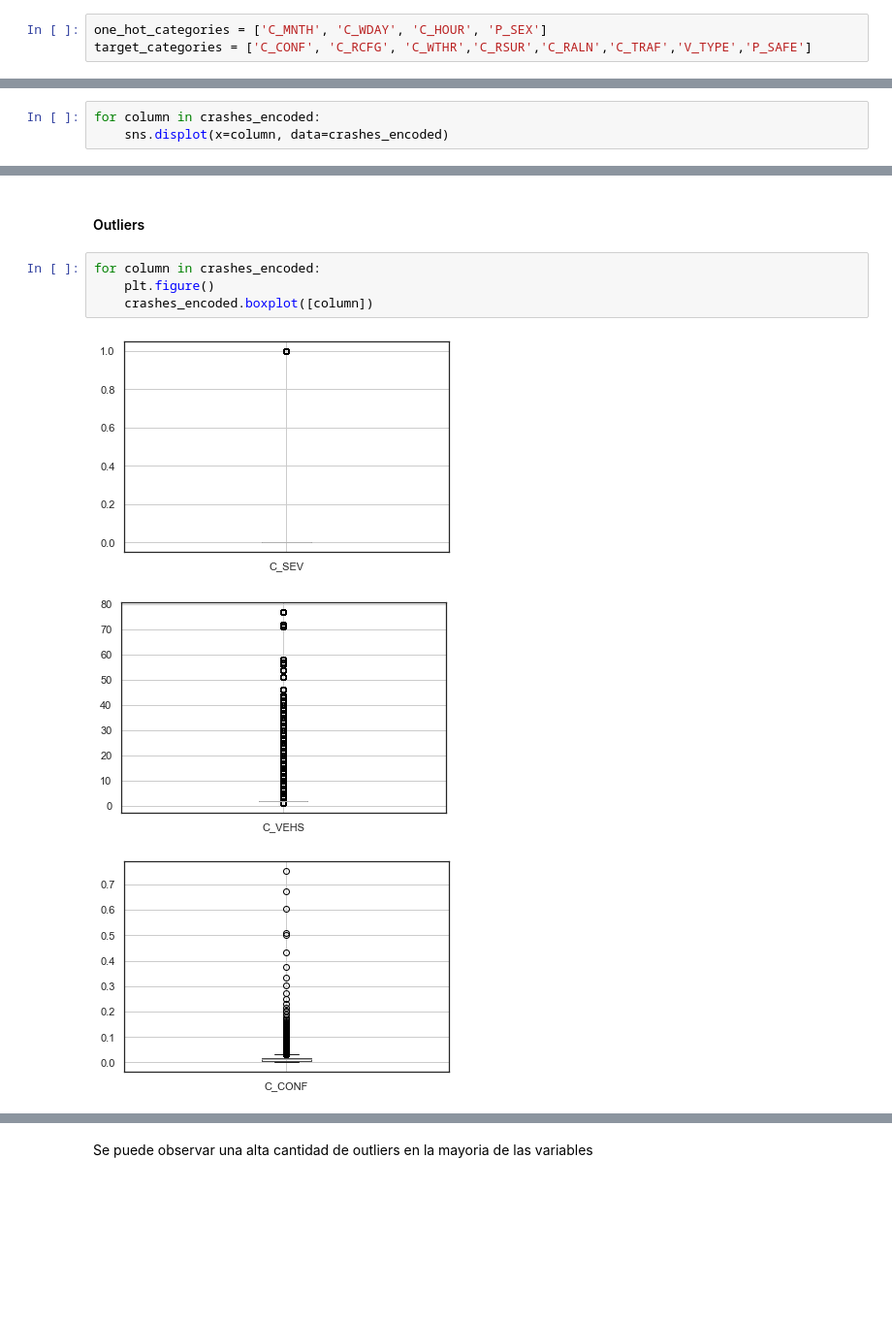
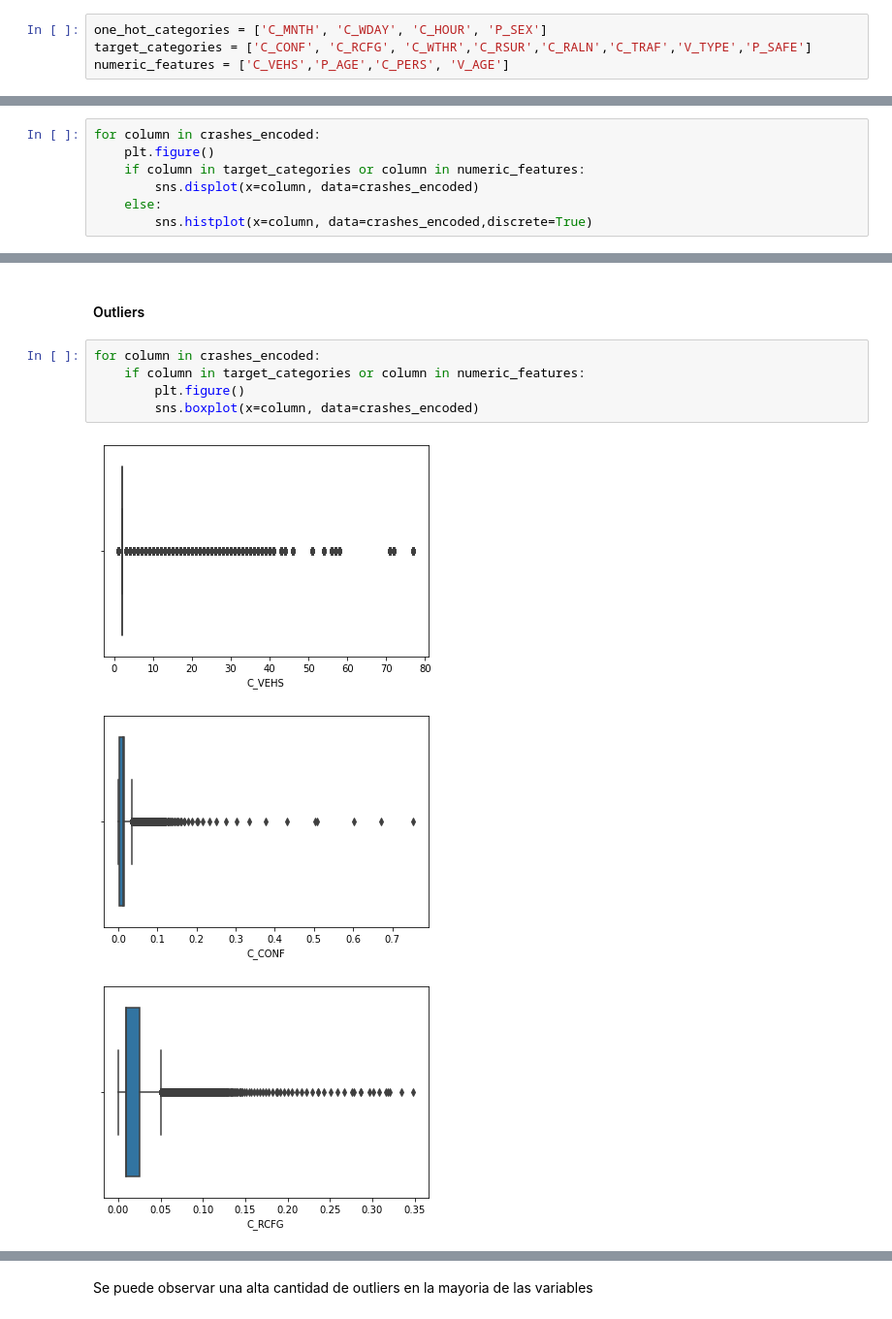
Before and after one commit to Randy03/cunef_ml_canadian_crash, a Jupyter notebook: notebooks/EDA_C_SEV.ipynb, the cells around one changed output, grey strips where cells are left out. Shown at 97% size. Drawn from its saved outputs; the diff is of its cells as text; blank space fills up the shorter version.

```diff
--- a/notebooks/EDA_C_SEV.ipynb
+++ b/notebooks/EDA_C_SEV.ipynb
@@ -230,6 +230,7 @@ El dataset esta desbalanceado.
 # %%
 one_hot_categories = ['C_MNTH', 'C_WDAY', 'C_HOUR', 'P_SEX']
 target_categories = ['C_CONF', 'C_RCFG', 'C_WTHR','C_RSUR','C_RALN','C_TRAF','V_TYPE','P_SAFE']
+numeric_features = ['C_VEHS','P_AGE','C_PERS', 'V_AGE']
 # %%
 catboost_encoder = ce.CatBoostEncoder(cols=target_categories)
 onehot_encoder = OneHotEncoder(handle_unknown='ignore')
@@ -281,5 +282,9 @@ crashes_encoded.groupby('C_SEV').mean()
 #### Distribucion
 # %%
 for column in crashes_encoded:
-    sns.displot(x=column, data=crashes_encoded)
+    plt.figure()
+    if column in target_categories or column in numeric_features:
+        sns.displot(x=column, data=crashes_encoded)
+    else:
+        sns.histplot(x=column, data=crashes_encoded,discrete=True)
 # %% [output]
@@ -311,9 +316,10 @@ Las unicas variables altamente correlacionadas son las del sexo, despues se pued
 #### Outliers
 # %%
 for column in crashes_encoded:
-    plt.figure()
-    crashes_encoded.boxplot([column])
+    if column in target_categories or column in numeric_features:
+        plt.figure()
+        sns.boxplot(x=column, data=crashes_encoded)
 # %% [output]
-[figure, old version]
+[figure, new version]
-[figure, old version]
+[figure, new version]
-[figure, old version]
+[figure, new version]
```
Also changed, not shown: parts of 11 cells of this notebook, 4 other files.
